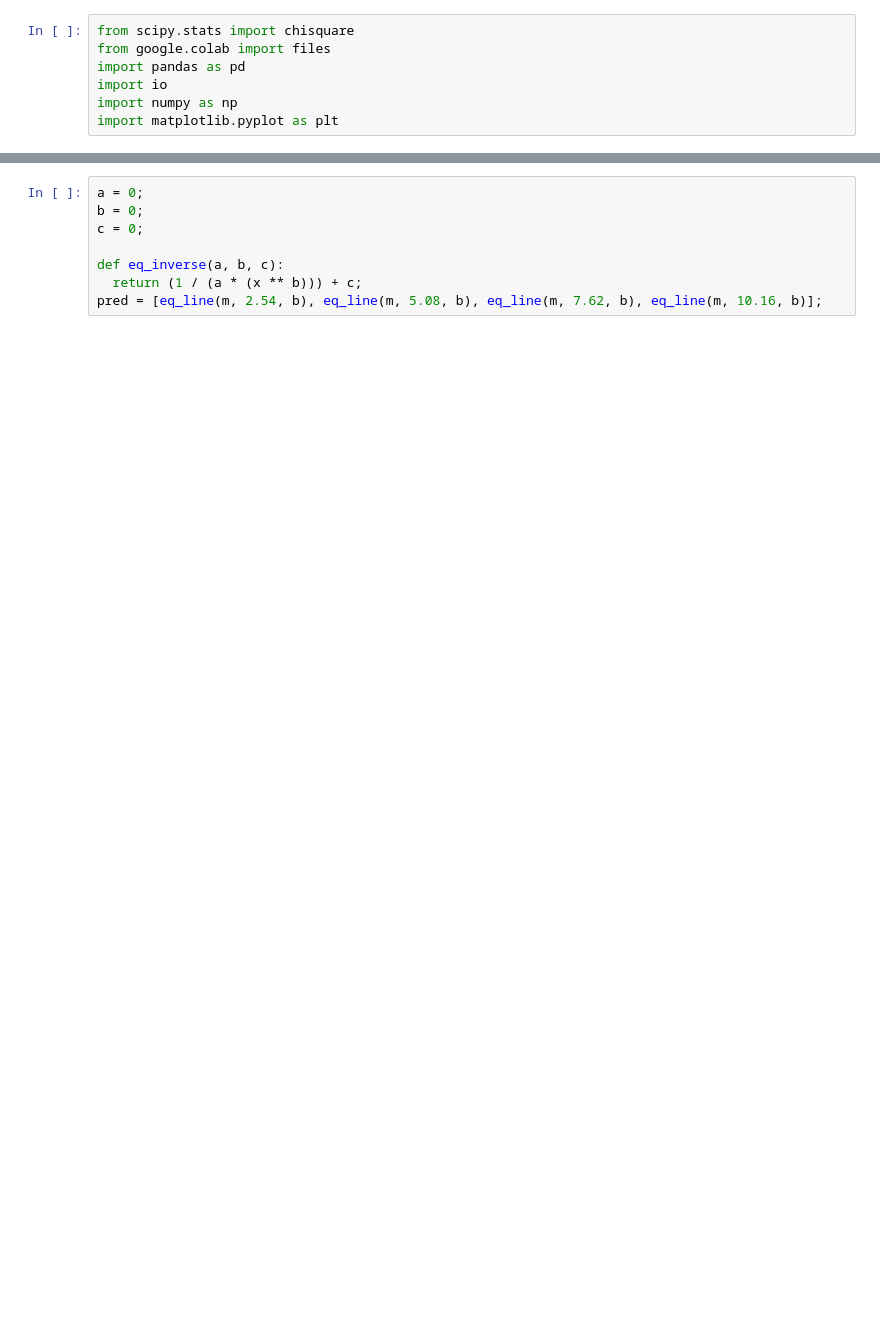
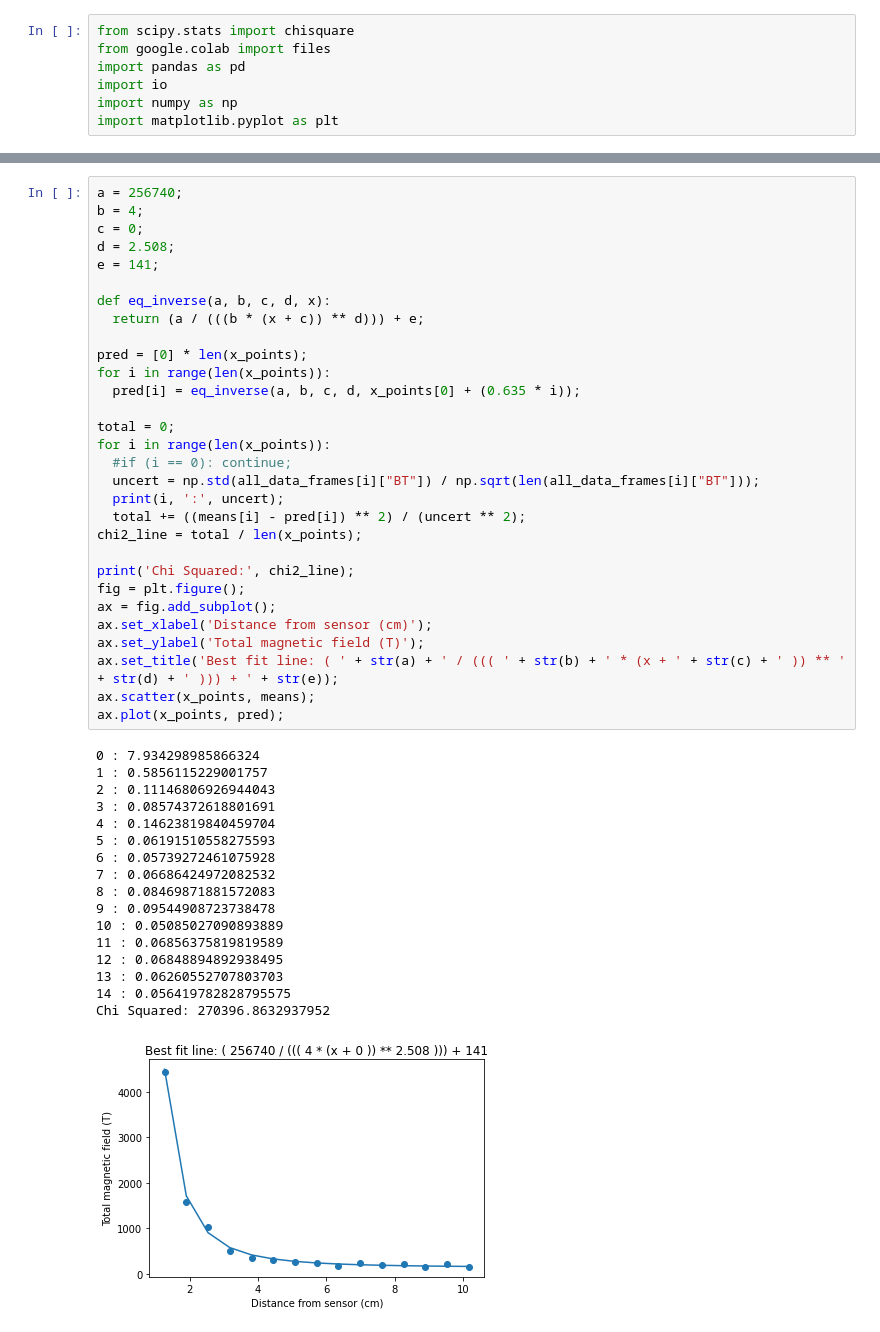
Before and after one commit to Nate8888/physics-colab, a Jupyter notebook: How_Distance_of_magnet_affects_Magnetic_Field.ipynb, the cells around one changed output, grey strips where cells are left out. Cells and saved outputs as stored; diff of their text form; blank space fills up the shorter version.

```diff
--- a/How_Distance_of_magnet_affects_Magnetic_Field.ipynb
+++ b/How_Distance_of_magnet_affects_Magnetic_Field.ipynb
@@ -77,8 +96,48 @@ Chi Squared: 317121607914.92426
-# %%
-a = 0;
-b = 0;
-c = 0;
-
-def eq_inverse(a, b, c):
-  return (1 / (a * (x ** b))) + c;
-pred = [eq_line(m, 2.54, b), eq_line(m, 5.08, b), eq_line(m, 7.62, b), eq_line(m, 10.16, b)];
+# %%
+a = 256740;
+b = 4;
+c = 0;
+d = 2.508;
+e = 141;
+
+def eq_inverse(a, b, c, d, x):
+  return (a / (((b * (x + c)) ** d))) + e;
+
+pred = [0] * len(x_points);
+for i in range(len(x_points)):
+  pred[i] = eq_inverse(a, b, c, d, x_points[0] + (0.635 * i));
+
+total = 0;
+for i in range(len(x_points)):
+  #if (i == 0): continue;
+  uncert = np.std(all_data_frames[i]["BT"]) / np.sqrt(len(all_data_frames[i]["BT"]));
+  print(i, ':', uncert);
+  total += ((means[i] - pred[i]) ** 2) / (uncert ** 2);
+chi2_line = total / len(x_points);
+
+print('Chi Squared:', chi2_line);
+fig = plt.figure();
+ax = fig.add_subplot();
+ax.set_xlabel('Distance from sensor (cm)');
+ax.set_ylabel('Total magnetic field (T)');
+ax.set_title('Best fit line: ( ' + str(a) + ' / ((( ' + str(b) + ' * (x + ' + str(c) + ' )) ** ' + str(d) + ' ))) + ' + str(e));
+ax.scatter(x_points, means);
+ax.plot(x_points, pred);
+# %% [output]
+0 : 7.934298985866324
+1 : 0.5856115229001757
+2 : 0.11146806926944043
+3 : 0.08574372618801691
+4 : 0.14623819840459704
+5 : 0.06191510558275593
+6 : 0.05739272461075928
+7 : 0.06686424972082532
+8 : 0.08469871881572083
+9 : 0.09544908723738478
+10 : 0.05085027090893889
+11 : 0.06856375819819589
+12 : 0.06848894892938495
+13 : 0.06260552707803703
+14 : 0.056419782828795575
+Chi Squared: 270396.8632937952
+[figure, added]
```
Also changed, not shown: parts of 4 cells of this notebook.
